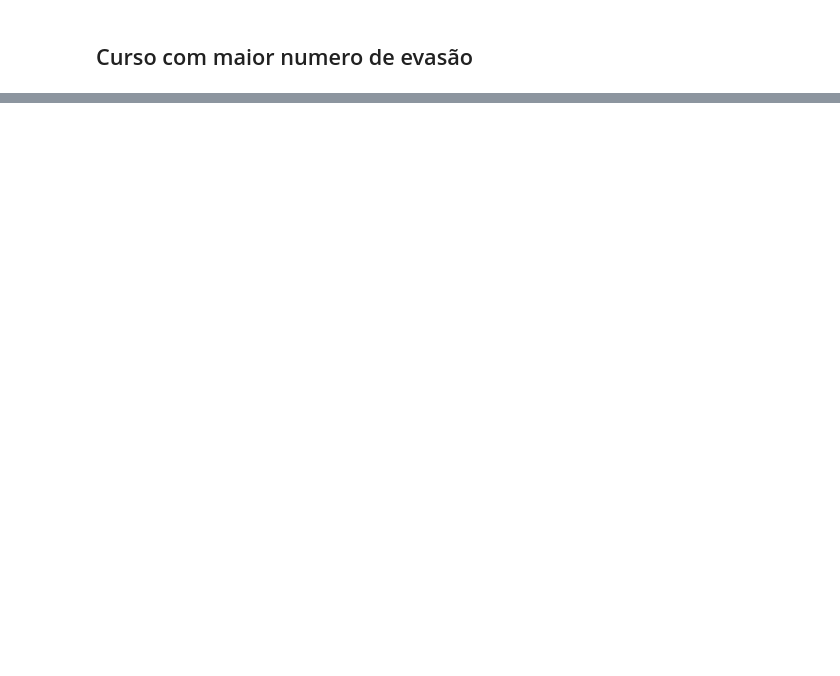
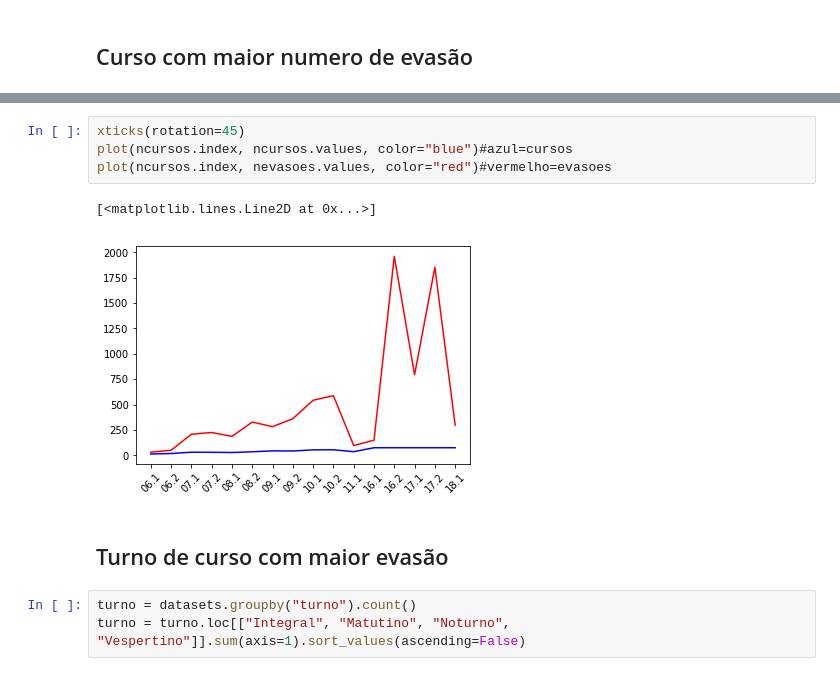
Before and after one commit to wesferr/AnaliseDeEvasaoUnipampa, a Jupyter notebook: TrabalhoIndex.ipynb, the cells around one changed output, grey strips where cells are left out. Drawn from its saved outputs; the diff is of its cells as text; blank space fills up the shorter version.

```diff
--- a/TrabalhoIndex.ipynb
+++ b/TrabalhoIndex.ipynb
@@ -439,0 +488,12 @@ dtype: float64
+# %%
+xticks(rotation=45)
+plot(ncursos.index, ncursos.values, color="blue")#azul=cursos
+plot(ncursos.index, nevasoes.values, color="red")#vermelho=evasoes
+# %% [output]
+[<matplotlib.lines.Line2D at 0x...>]
+[figure, added]
+# %% [markdown]
+## Turno de curso com maior evasão
+# %%
+turno = datasets.groupby("turno").count()
+turno = turno.loc[["Integral", "Matutino", "Noturno", "Vespertino"]].sum(axis=1).sort_values(ascending=False)
```
Also changed, not shown: parts of 26 cells of this notebook.
